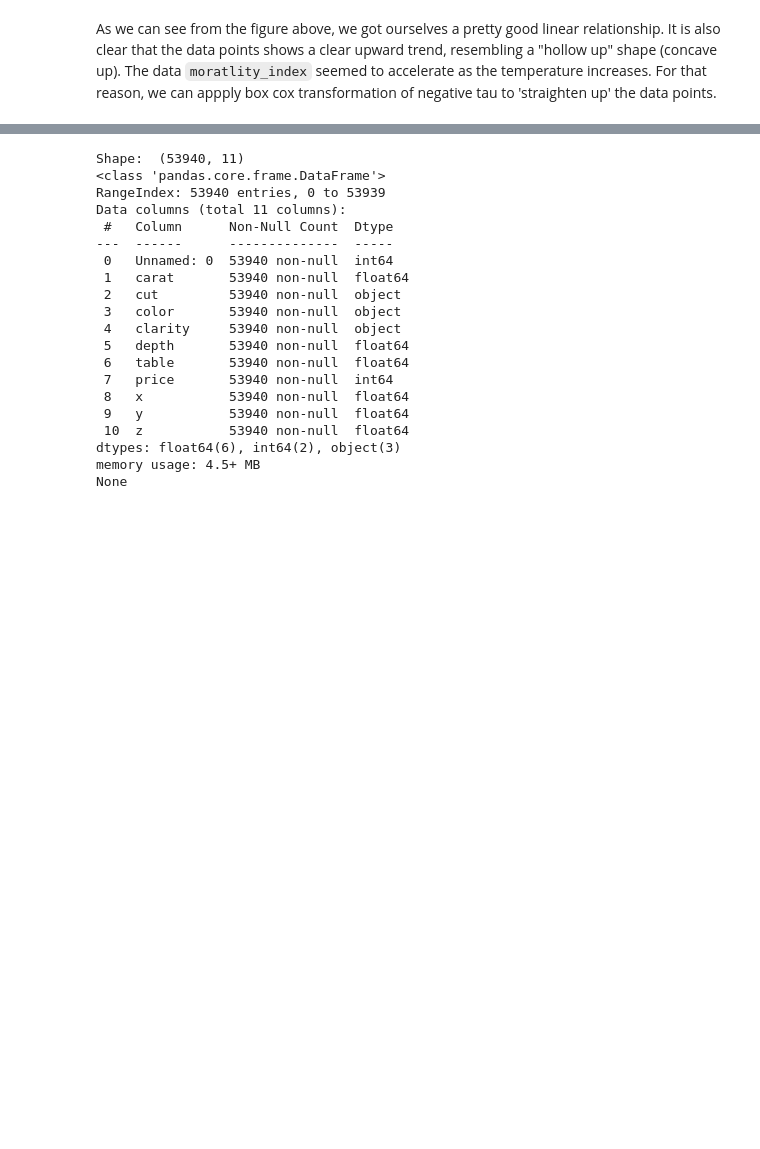
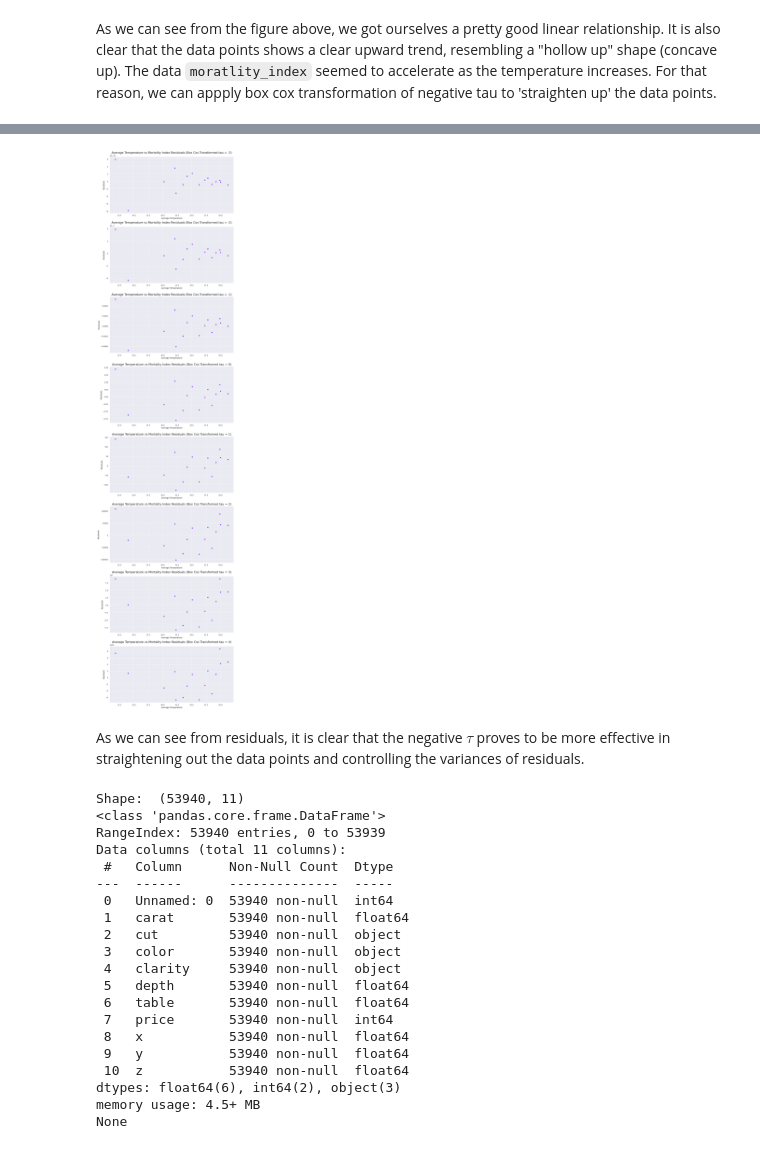
Before and after one commit to RomandRapido/DSC1105_EDA, a Jupyter notebook: FA4_Lansangan/FA4_Lansangan.ipynb, the cells around one changed output, grey strips where cells are left out. Drawn from its saved outputs; the diff is of its cells as text; code cells hidden in the pictures; blank space fills up the shorter version.

```diff
--- a/FA4_Lansangan/FA4_Lansangan.ipynb
+++ b/FA4_Lansangan/FA4_Lansangan.ipynb
@@ -107 +106,25 @@ plt.legend()
+# %%
+resid = {}
+for index, value in transformed_data.items():
+    model = LinearRegression()
+    model.fit(df['temperature'].to_frame(), value)
+    y_pred = model.predict(df['temperature'].to_frame())
+    resid[index] = value - y_pred
+# %%
+n = len(resid)
+
+fig,ax = plt.subplots(ncols=1,nrows=n, figsize=(10,5*n))
+ax = ax.flatten()
+
+for i in range(len(ax)):
+  sns.scatterplot(x=df["temperature"], y=resid[i], ax=ax[i], s=40, color="#8629ff")
+  ax[i].set_title(f"Average Temperature vs Mortality Index Residuals (Box Cos Transformed tau = {i-3})", fontsize=15)
+  ax[i].set_ylabel("Residuals", fontsize=10)
+  ax[i].set_xlabel("Average Temperature", fontsize=10)
+
+plt.tight_layout();
+# %% [output]
+[figure, added]
+# %% [markdown]
+As we can see from residuals, it is clear that the negative $\tau$ proves to be more effective in straightening out the data points and controlling the variances of residuals.
 # %%
```
Also changed, not shown: parts of 8 cells of this notebook.
